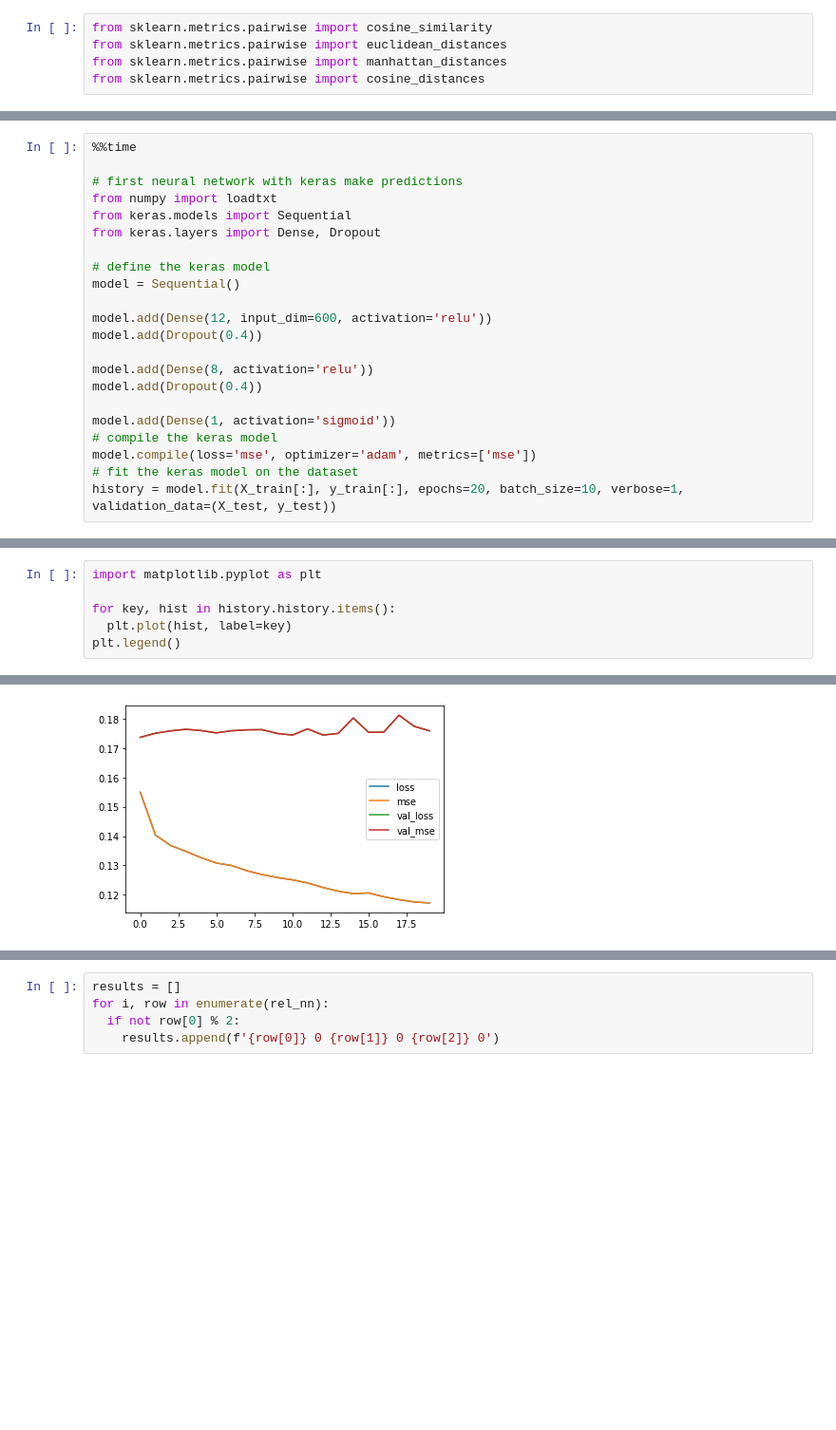
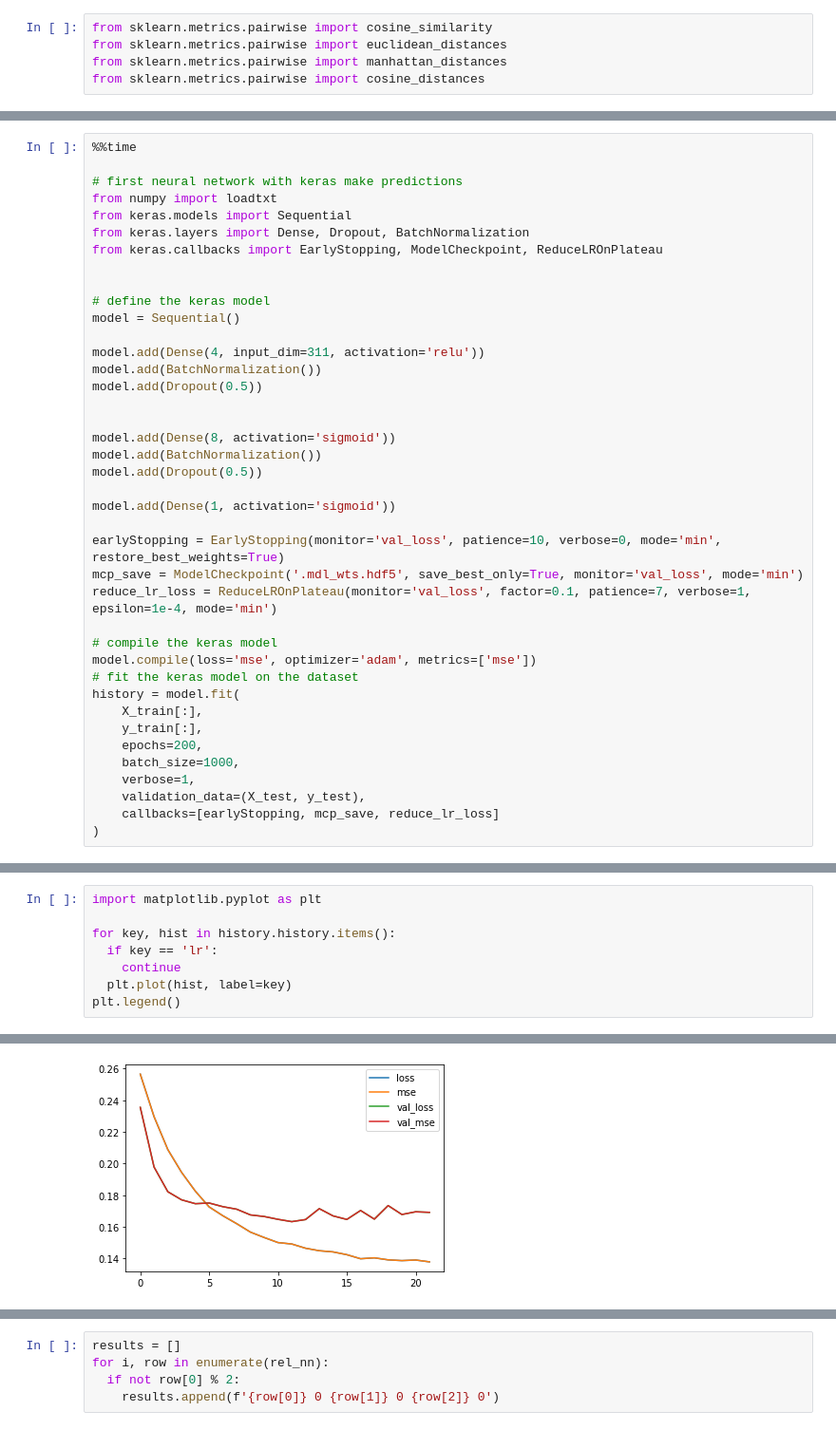
Before and after one commit to cemreefe/cmpe493-project, a Jupyter notebook: word_embeddings_nn.ipynb, the cells around one changed output, grey strips where cells are left out. Shown at 95% size. Cells and saved outputs as stored; diff of their text form; blank space fills up the shorter version.

```diff
--- a/word_embeddings_nn.ipynb
+++ b/word_embeddings_nn.ipynb
@@ -350,20 +365,38 @@ test set (33424, 600) (33424, 1)
 # first neural network with keras make predictions
 from numpy import loadtxt
 from keras.models import Sequential
-from keras.layers import Dense, Dropout
+from keras.layers import Dense, Dropout, BatchNormalization
+from keras.callbacks import EarlyStopping, ModelCheckpoint, ReduceLROnPlateau
+
 
 # define the keras model
 model = Sequential()
 
-model.add(Dense(12, input_dim=600, activation='relu'))
-model.add(Dropout(0.4))
+model.add(Dense(4, input_dim=311, activation='relu'))
+model.add(BatchNormalization())
+model.add(Dropout(0.5))
 
-model.add(Dense(8, activation='relu'))
-model.add(Dropout(0.4))
+
+model.add(Dense(8, activation='sigmoid'))
+model.add(BatchNormalization())
+model.add(Dropout(0.5))
 
 model.add(Dense(1, activation='sigmoid'))
+
+earlyStopping = EarlyStopping(monitor='val_loss', patience=10, verbose=0, mode='min', restore_best_weights=True)
+mcp_save = ModelCheckpoint('.mdl_wts.hdf5', save_best_only=True, monitor='val_loss', mode='min')
+reduce_lr_loss = ReduceLROnPlateau(monitor='val_loss', factor=0.1, patience=7, verbose=1, epsilon=1e-4, mode='min')
+
 # compile the keras model
 model.compile(loss='mse', optimizer='adam', metrics=['mse'])
 # fit the keras model on the dataset
-history = model.fit(X_train[:], y_train[:], epochs=20, batch_size=10, verbose=1, validation_data=(X_test, y_test))
+history = model.fit(
+    X_train[:],
+    y_train[:],
+    epochs=200,
+    batch_size=1000,
+    verbose=1,
+    validation_data=(X_test, y_test),
+    callbacks=[earlyStopping, mcp_save, reduce_lr_loss]
+)
 # %% [output]
@@ -387,9 +420,11 @@ Wall time: 2min 31s
 # %%
 import matplotlib.pyplot as plt
 
 for key, hist in history.history.items():
+  if key == 'lr':
+    continue
   plt.plot(hist, label=key)
 plt.legend()
 # %% [output]
 <matplotlib.legend.Legend at 0x...>
-[figure, old version]
+[figure, new version]
```
Also changed, not shown: parts of 21 cells of this notebook.
